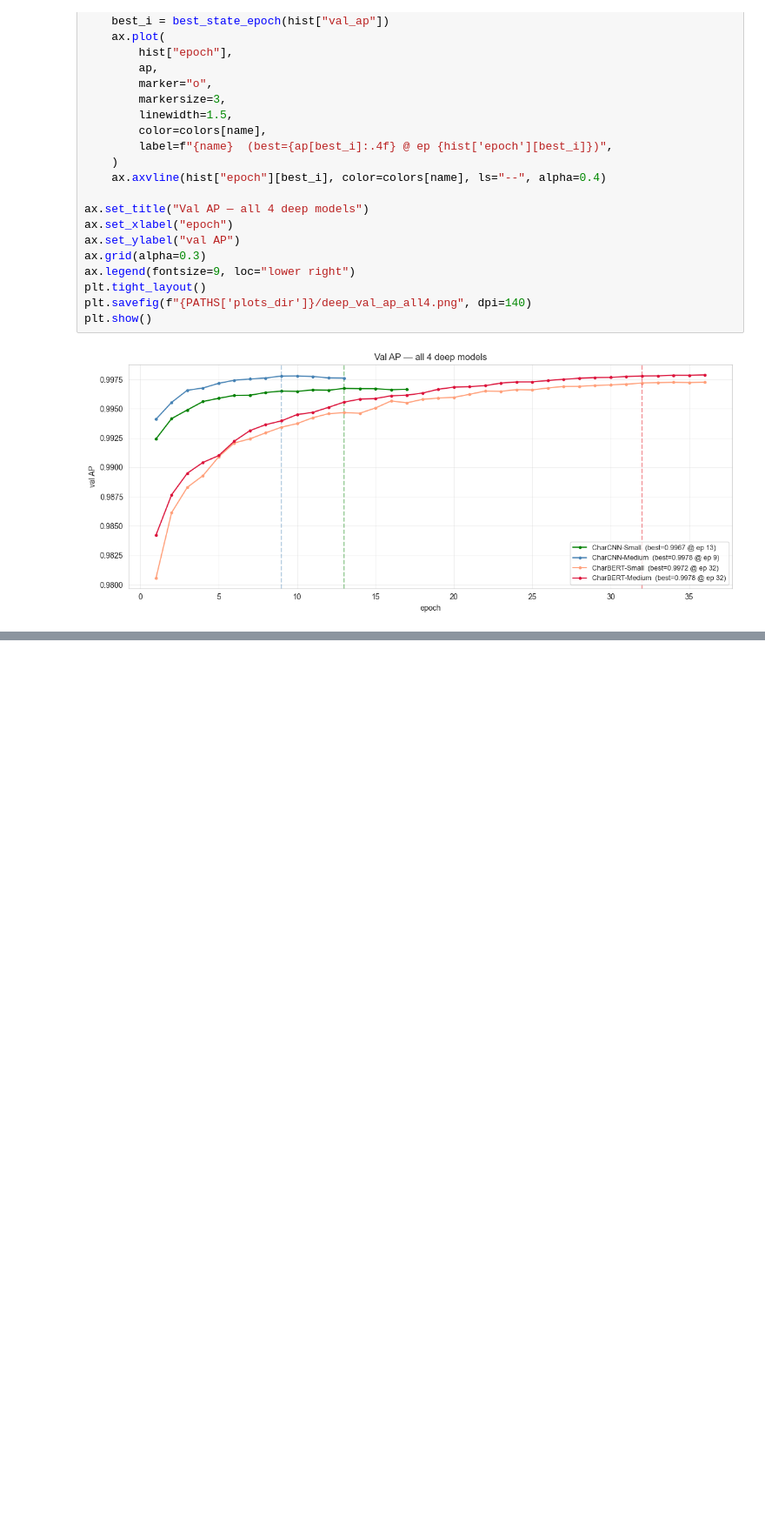
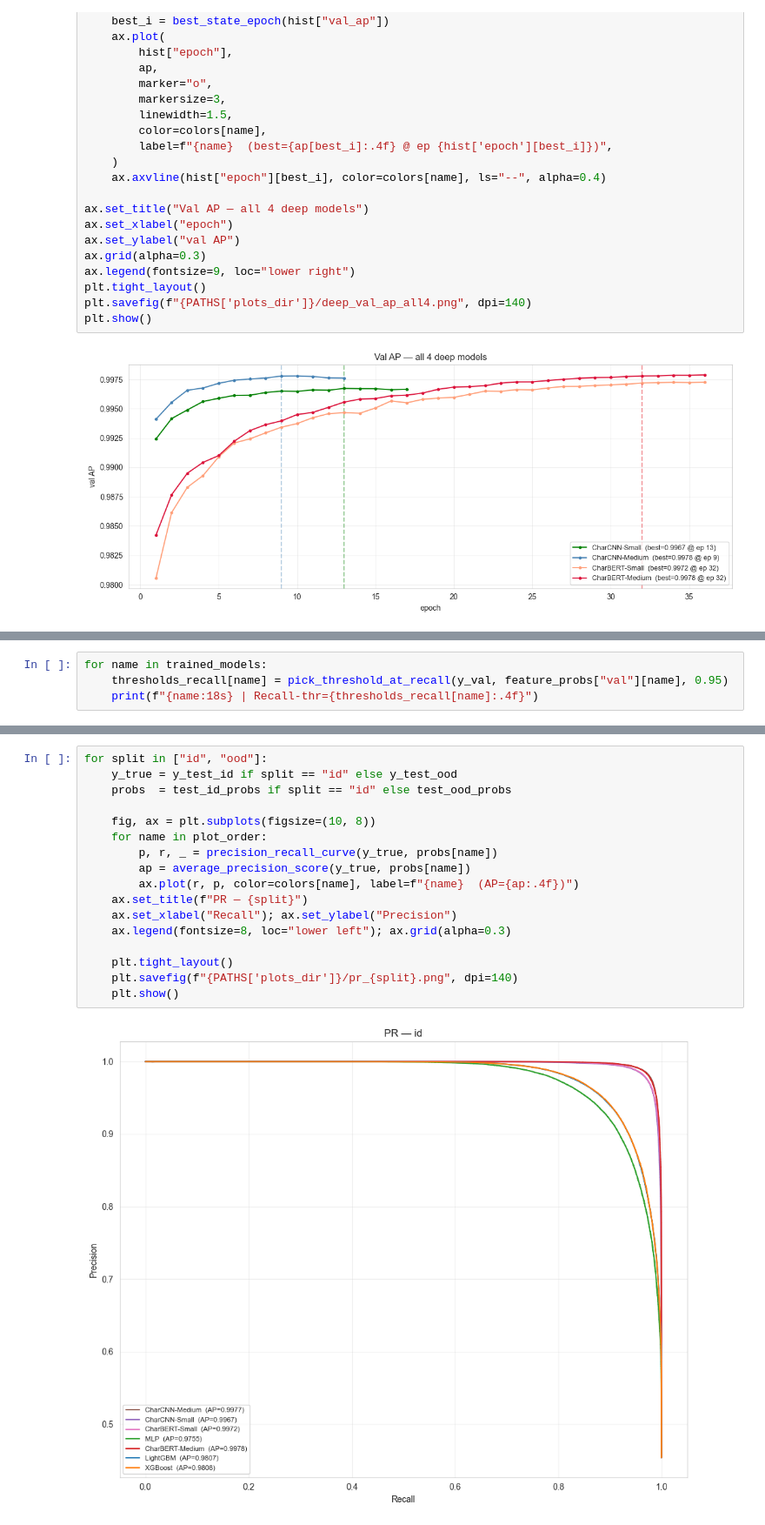
Before and after one commit to neygenius/Ld-DGAd-classificator, a Jupyter notebook: e2e_models.ipynb, the cells around one changed output, grey strips where cells are left out. Shown at 87% size. Cells and saved outputs as stored; diff of their text form; blank space fills up the shorter version.

```diff
--- a/e2e_models.ipynb
+++ b/e2e_models.ipynb
@@ -1188,0 +1236,4 @@ plt.show()
+# %%
+for name in trained_models:
+    thresholds_recall[name] = pick_threshold_at_recall(y_val, feature_probs["val"][name], 0.95)
+    print(f"{name:18s} | Recall-thr={thresholds_recall[name]:.4f}")
@@ -1188,0 +1482,19 @@ plt.show()
+# %%
+for split in ["id", "ood"]:
+    y_true = y_test_id if split == "id" else y_test_ood
+    probs  = test_id_probs if split == "id" else test_ood_probs
+
+    fig, ax = plt.subplots(figsize=(10, 8))
+    for name in plot_order:
+        p, r, _ = precision_recall_curve(y_true, probs[name])
+        ap = average_precision_score(y_true, probs[name])
+        ax.plot(r, p, color=colors[name], label=f"{name}  (AP={ap:.4f})")
+    ax.set_title(f"PR — {split}")
+    ax.set_xlabel("Recall"); ax.set_ylabel("Precision")
+    ax.legend(fontsize=8, loc="lower left"); ax.grid(alpha=0.3)
+
+    plt.tight_layout()
+    plt.savefig(f"{PATHS['plots_dir']}/pr_{split}.png", dpi=140)
+    plt.show()
+# %% [output]
+[figure, added]
```
Also changed, not shown: parts of 73 cells of this notebook.
